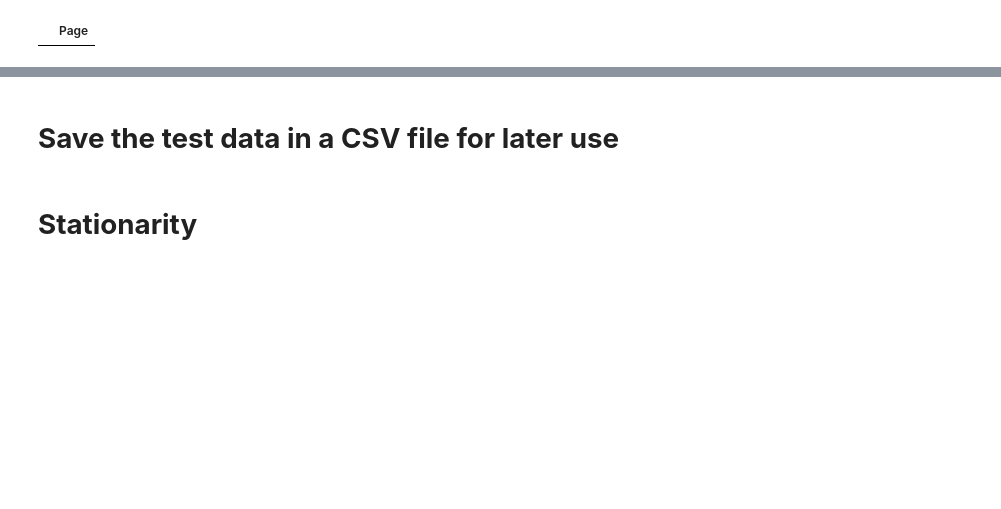
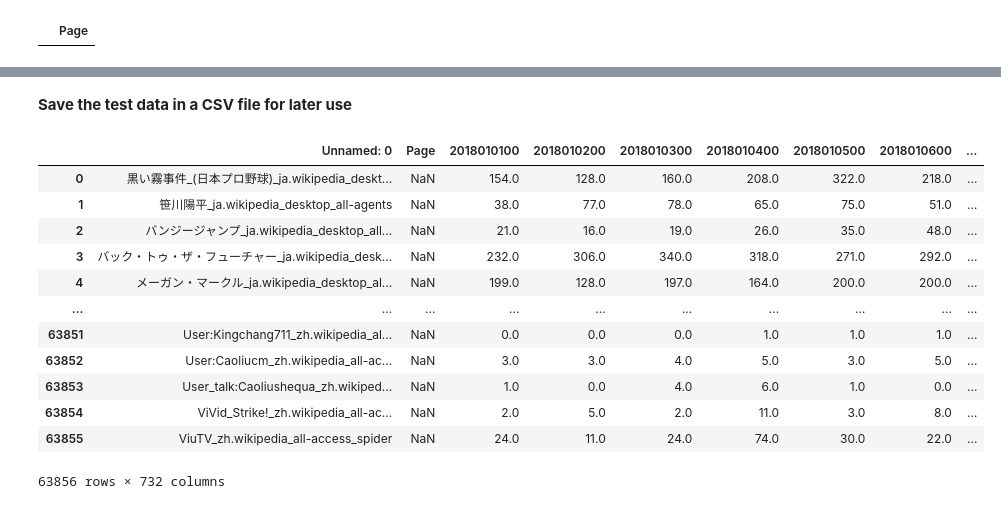
Before and after one commit to San411/Time-Series-Analysis, a Jupyter notebook: Scripts/data_cleaning.ipynb, the cells around one changed output, grey strips where cells are left out. Cells and saved outputs as stored; diff of their text form; code cells hidden in the pictures; blank space fills up the shorter version.

```diff
--- a/Scripts/data_cleaning.ipynb
+++ b/Scripts/data_cleaning.ipynb
@@ -150,2 +195,2 @@ views
 # %% [markdown]
-# **Save the test data in a CSV file for later use**
+**Save the test data in a CSV file for later use**
@@ -152,4 +202,17 @@ views
 # %%
-testDataframe.to_csv(os.path.join(baseDir, datasets, 'test_data'))
+testData = pd.read_csv(os.path.join(baseDir, datasets, 'test_data.csv'))
+testData
+# %% [output]
+|  | Unnamed: 0 | Page | 2018010100 | 2018010200 | 2018010300 | 2018010400 | 2018010500 | 2018010600 | ... |
+| 0 | 黒い霧事件_(日本プロ野球)_ja.wikipedia_deskt... | NaN | 154.0 | 128.0 | 160.0 | 208.0 | 322.0 | 218.0 | ... |
+| 1 | 笹川陽平_ja.wikipedia_desktop_all-agents | NaN | 38.0 | 77.0 | 78.0 | 65.0 | 75.0 | 51.0 | ... |
+| 2 | バンジージャンプ_ja.wikipedia_desktop_all... | NaN | 21.0 | 16.0 | 19.0 | 26.0 | 35.0 | 48.0 | ... |
+| 3 | バック・トゥ・ザ・フューチャー_ja.wikipedia_desk... | NaN | 232.0 | 306.0 | 340.0 | 318.0 | 271.0 | 292.0 | ... |
+| 4 | メーガン・マークル_ja.wikipedia_desktop_al... | NaN | 199.0 | 128.0 | 197.0 | 164.0 | 200.0 | 200.0 | ... |
+| ... | ... | ... | ... | ... | ... | ... | ... | ... | ... |
+| 63851 | User:Kingchang711_zh.wikipedia_al... | NaN | 0.0 | 0.0 | 0.0 | 1.0 | 1.0 | 1.0 | ... |
+| 63852 | User:Caoliucm_zh.wikipedia_all-ac... | NaN | 3.0 | 3.0 | 4.0 | 5.0 | 3.0 | 5.0 | ... |
+| 63853 | User_talk:Caoliushequa_zh.wikiped... | NaN | 1.0 | 0.0 | 4.0 | 6.0 | 1.0 | 0.0 | ... |
+| 63854 | ViVid_Strike!_zh.wikipedia_all-ac... | NaN | 2.0 | 5.0 | 2.0 | 11.0 | 3.0 | 8.0 | ... |
+| 63855 | ViuTV_zh.wikipedia_all-access_spider | NaN | 24.0 | 11.0 | 24.0 | 74.0 | 30.0 | 22.0 | ... |
+63856 rows × 732 columns
-# %% [markdown]
-# **Stationarity**
```
Also changed, not shown: parts of 31 cells of this notebook, 5 other files.
